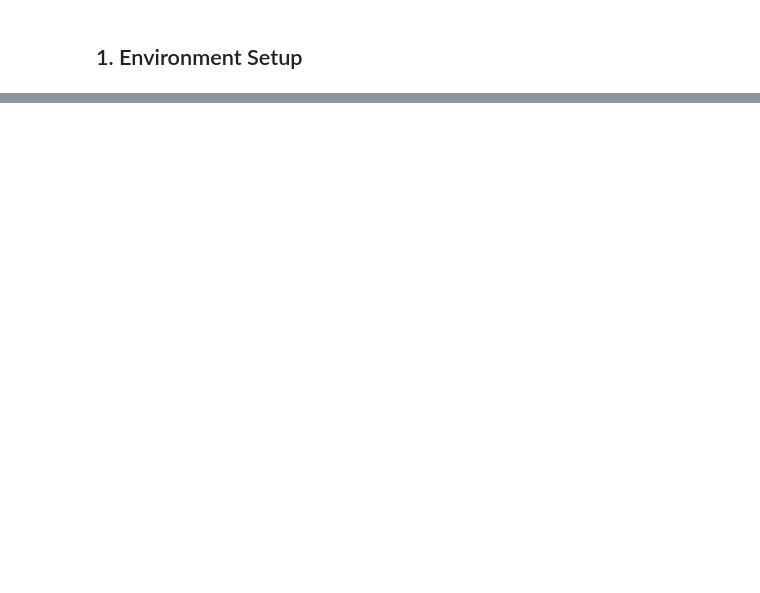
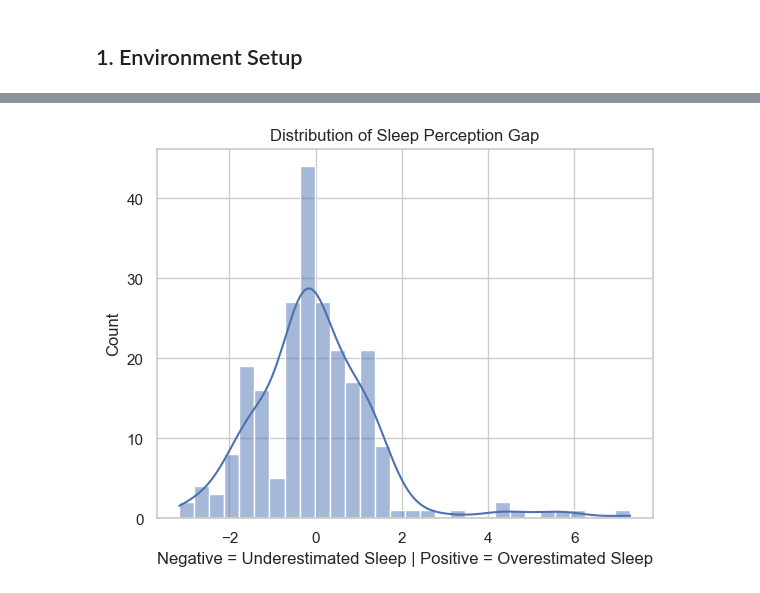
Before and after one commit to kyu976/Mind-Body-Synch-Coach, a Jupyter notebook: MBSC_DW.ipynb, the cells around one changed output, grey strips where cells are left out. Cells and saved outputs as stored; diff of their text form; code cells hidden in the pictures; blank space fills up the shorter version.

```diff
--- a/MBSC_DW.ipynb
+++ b/MBSC_DW.ipynb
@@ -92,0 +141,15 @@ print(df.head(3))
+# %%
+# Normalize the columns
+df_clean['z_obj'] = stats.zscore(df_clean['main_sleep_efficiency'])
+df_clean['z_subj'] = stats.zscore(df_clean['selfreport_sleep_quality'])
+
+# Calculate Gap
+df_clean['perception_gap'] = df_clean['z_subj'] - df_clean['z_obj']
+
+# Visualize the Gap Distribution
+sns.histplot(df_clean['perception_gap'], bins=30, kde=True)
+plt.title('Distribution of Sleep Perception Gap')
+plt.xlabel('Negative = Underestimated Sleep | Positive = Overestimated Sleep')
+plt.show()
+# %% [output]
+[figure, added]
```
Also changed, not shown: parts of 25 cells of this notebook.
